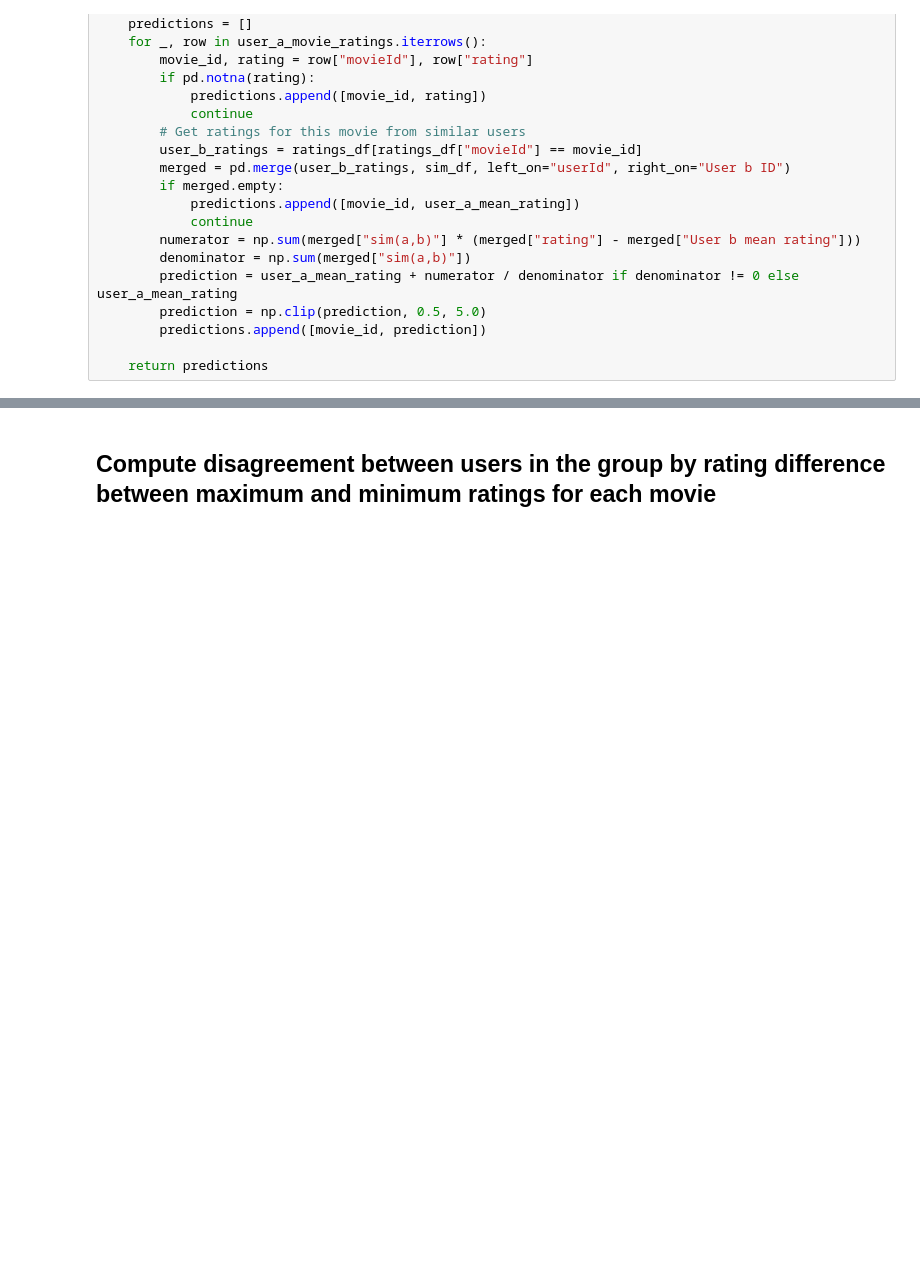
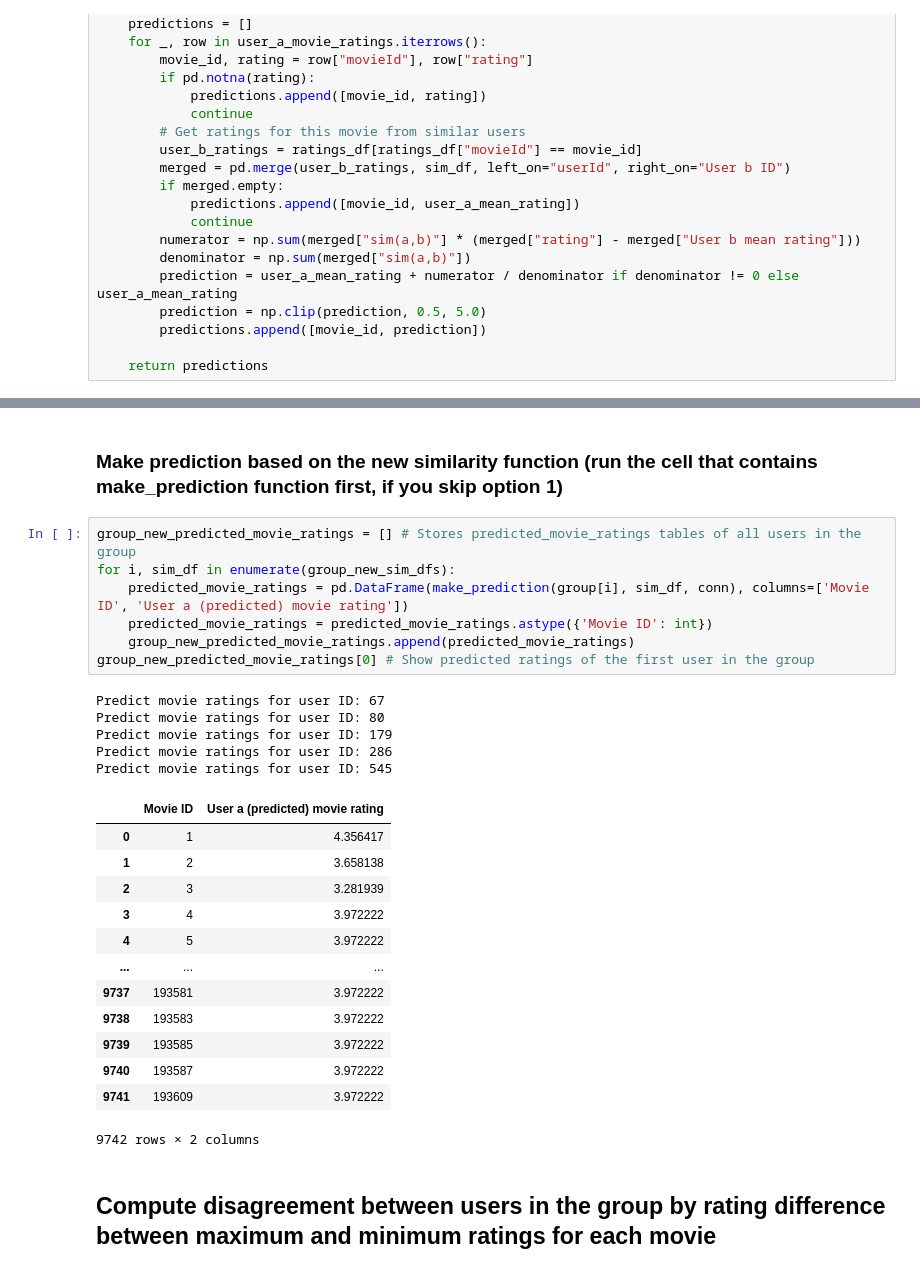
Before and after one commit to MinhNhatTRUONG-2001/movie-lens, a Jupyter notebook: movie-lens.ipynb, the cells around one changed output, grey strips where cells are left out. Cells and saved outputs as stored; diff of their text form; blank space fills up the shorter version.

```diff
--- a/movie-lens.ipynb
+++ b/movie-lens.ipynb
@@ -176,2 +320,30 @@ Predict movie ratings for user ID: 545
+# %% [markdown]
+### Make prediction based on the new similarity function (run the cell that contains make_prediction function first, if you skip option 1)
+# %%
+group_new_predicted_movie_ratings = [] # Stores predicted_movie_ratings tables of all users in the group
+for i, sim_df in enumerate(group_new_sim_dfs):
+    predicted_movie_ratings = pd.DataFrame(make_prediction(group[i], sim_df, conn), columns=['Movie ID', 'User a (predicted) movie rating'])
+    predicted_movie_ratings = predicted_movie_ratings.astype({'Movie ID': int})
+    group_new_predicted_movie_ratings.append(predicted_movie_ratings)
+group_new_predicted_movie_ratings[0] # Show predicted ratings of the first user in the group
+# %% [output]
+Predict movie ratings for user ID: 67
+Predict movie ratings for user ID: 80
+Predict movie ratings for user ID: 179
+Predict movie ratings for user ID: 286
+Predict movie ratings for user ID: 545
+|  | Movie ID | User a (predicted) movie rating |
+| 0 | 1 | 4.356417 |
+| 1 | 2 | 3.658138 |
+| 2 | 3 | 3.281939 |
+| 3 | 4 | 3.972222 |
+| 4 | 5 | 3.972222 |
+| ... | ... | ... |
+| 9737 | 193581 | 3.972222 |
+| 9738 | 193583 | 3.972222 |
+| 9739 | 193585 | 3.972222 |
+| 9740 | 193587 | 3.972222 |
+| 9741 | 193609 | 3.972222 |
+9742 rows × 2 columns
 # %% [markdown]
 ## Compute disagreement between users in the group by rating difference between maximum and minimum ratings for each movie
```
Also changed, not shown: parts of 19 cells of this notebook.
